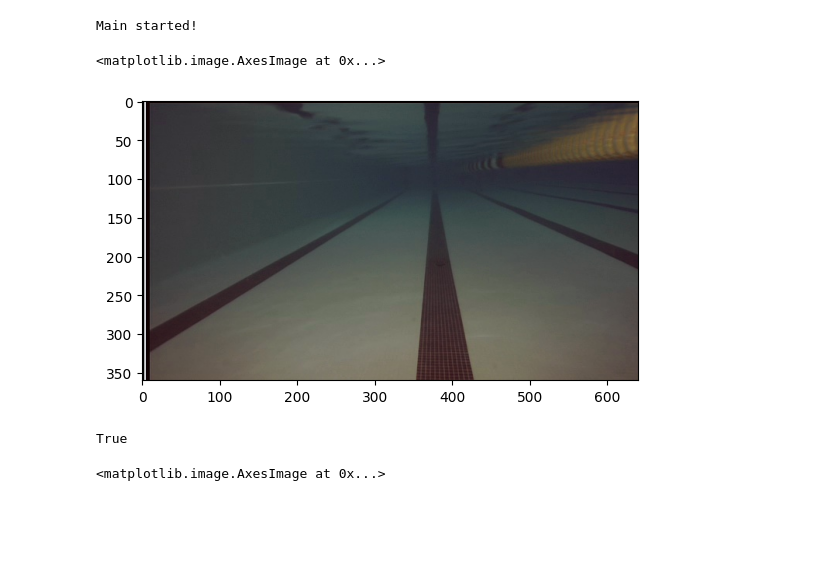
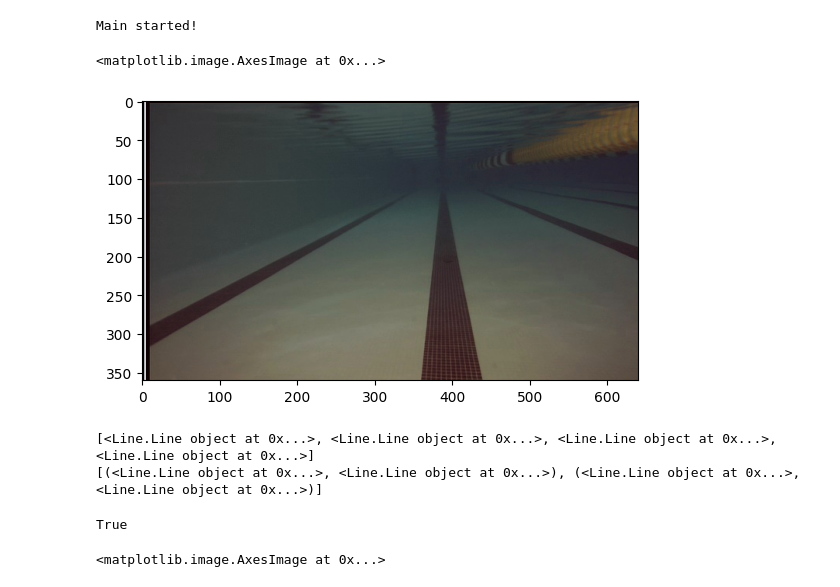
Before and after one commit to TonehavenE/lane_detection_motors, a Jupyter notebook: test.ipynb, the cells around one changed output. Drawn from its saved outputs; the diff is of its cells as text; code cells hidden in the pictures; blank space fills up the shorter version.

Commit message:
lane detection... maybe?

```diff
--- a/test.ipynb
+++ b/test.ipynb
@@ -14,11 +14,11 @@ print("Main started!")
 # %% [output]
 Main started!
 # %%
-frame = cv2.imread("frames/frame25.jpg")
+frame = cv2.imread("frames/frame23.jpg")
 plt.imshow(frame)
 # %% [output]
 <matplotlib.image.AxesImage at 0x...>
-[figure, old version]
+[figure, new version]
 # %%
 # Create the PID object
 PIDLateral = PID(50, 0, -6, 100)
@@ -39,7 +39,7 @@ center_lines = []
 # %%
 # cv2.imwrite("camera_stream.jpg", frame)
 # frame = cv2.cvtColor(frame, cv2.COLOR_BGR2GRAY)
-center_line = line_from_frame(frame[20 : -1, 20 : -1], x_intercept_tolerance=25, lanes_x_tolerance = 100, lanes_y_tolerance = 100, lanes_darkness_threshold=10)
+center_line = line_from_frame(frame[20 : -1, 20 : -1], x_intercept_tolerance=25, lanes_x_tolerance = 300, lanes_y_tolerance = 100, lanes_darkness_threshold=10)
 cv2.imwrite(f"{output_path}rendered.jpg", draw_frame(frame, center_line, longitudinal_power, lateral_power, yaw_power))
 # center_lines.append(center_line)
 # if len(center_lines) > window_frame_count:
@@ -65,7 +65,9 @@ cv2.imwrite(f"{output_path}rendered.jpg", draw_frame(frame, center_line, longitu
 
 # print(frame.shape)
 # %% [output]
-True
+[<Line.Line object at 0x...>, <Line.Line object at 0x...>, <Line.Line object at 0x...>, <Line.Line object at 0x...>]
+[(<Line.Line object at 0x...>, <Line.Line object at 0x...>), (<Line.Line object at 0x...>, <Line.Line object at 0x...>)]
+True
 # %%
 import video_maker
 frame = cv2.imread("frames/output_stream.jpg")
```
Also changed, not shown: 7 other files.
